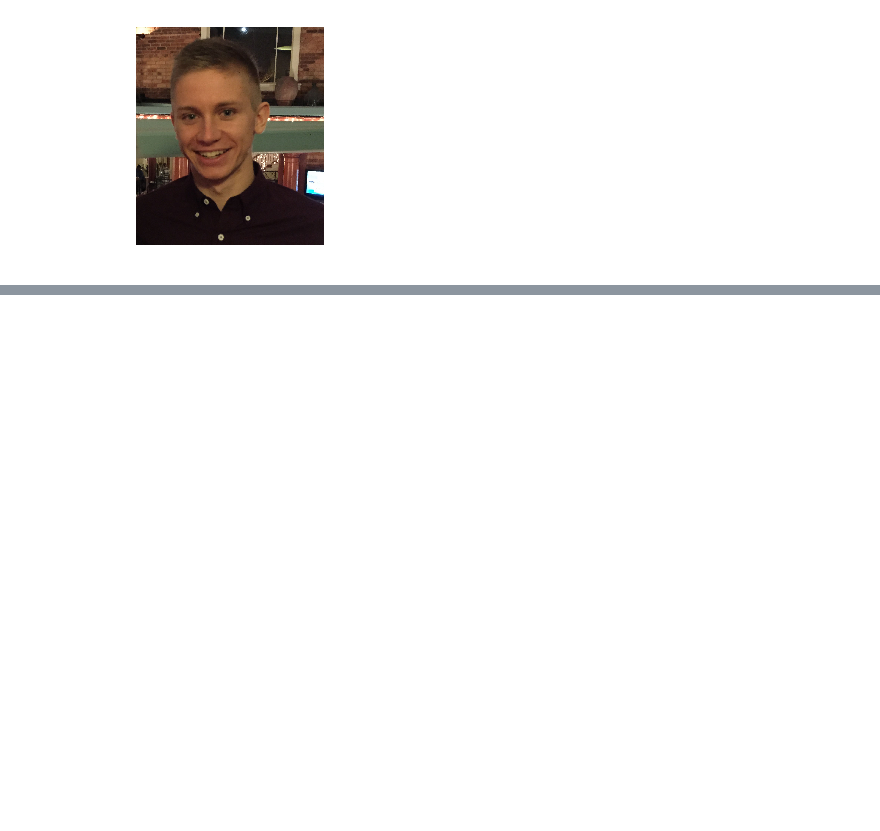
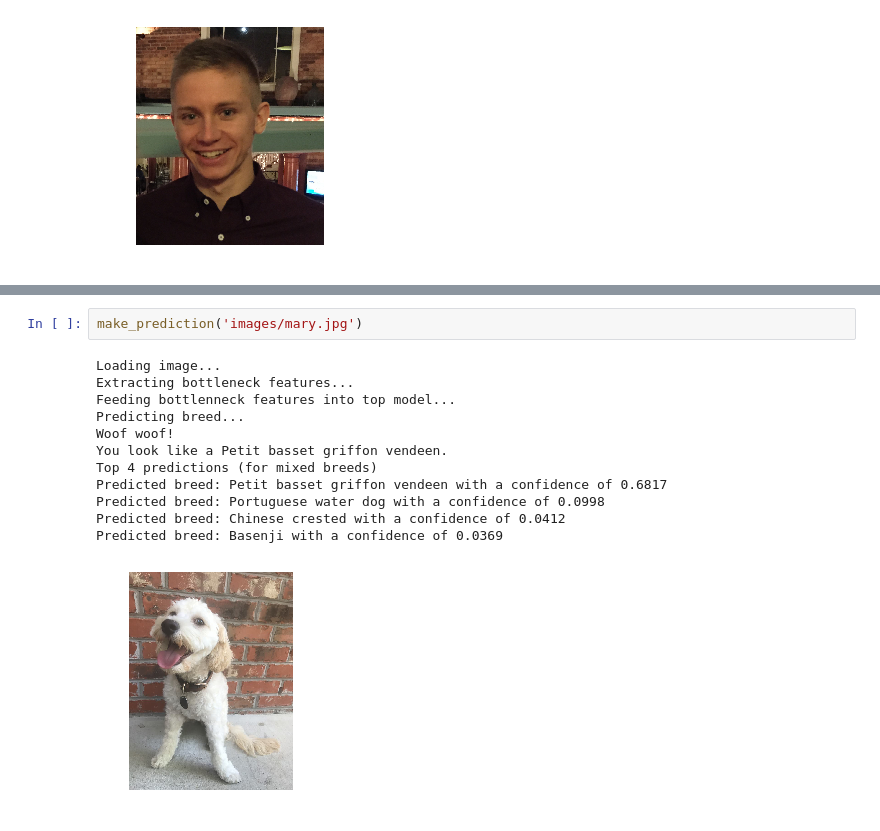
Before and after one commit to Sillians/machine-learning-1, a Jupyter notebook: projects/dog-project/dog_app.ipynb, the cells around one changed output, grey strips where cells are left out. Drawn from its saved outputs; the diff is of its cells as text; blank space fills up the shorter version.

```diff
--- a/projects/dog-project/dog_app.ipynb
+++ b/projects/dog-project/dog_app.ipynb
@@ -892,0 +971,15 @@ You look like a Glen of imaal terrier.
+# %%
+make_prediction('images/mary.jpg')
+# %% [output]
+Loading image...
+Extracting bottleneck features...
+Feeding bottlenneck features into top model...
+Predicting breed...
+Woof woof!
+You look like a Petit basset griffon vendeen.
+Top 4 predictions (for mixed breeds)
+Predicted breed: Petit basset griffon vendeen with a confidence of 0.6817
+Predicted breed: Portuguese water dog with a confidence of 0.0998
+Predicted breed: Chinese crested with a confidence of 0.0412
+Predicted breed: Basenji with a confidence of 0.0369
+[figure, added]
```
Also changed, not shown: parts of 37 cells of this notebook, 26 other files.
